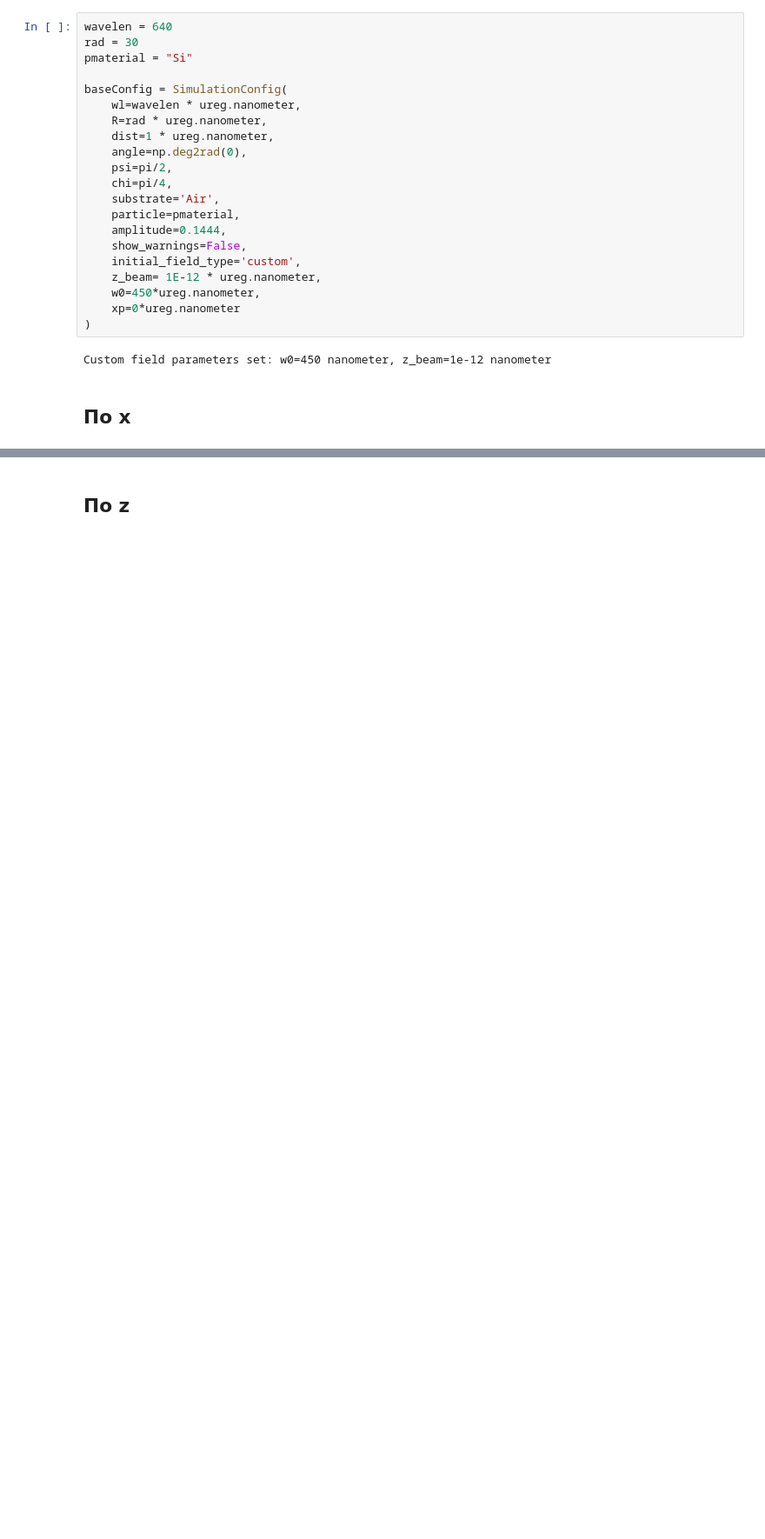
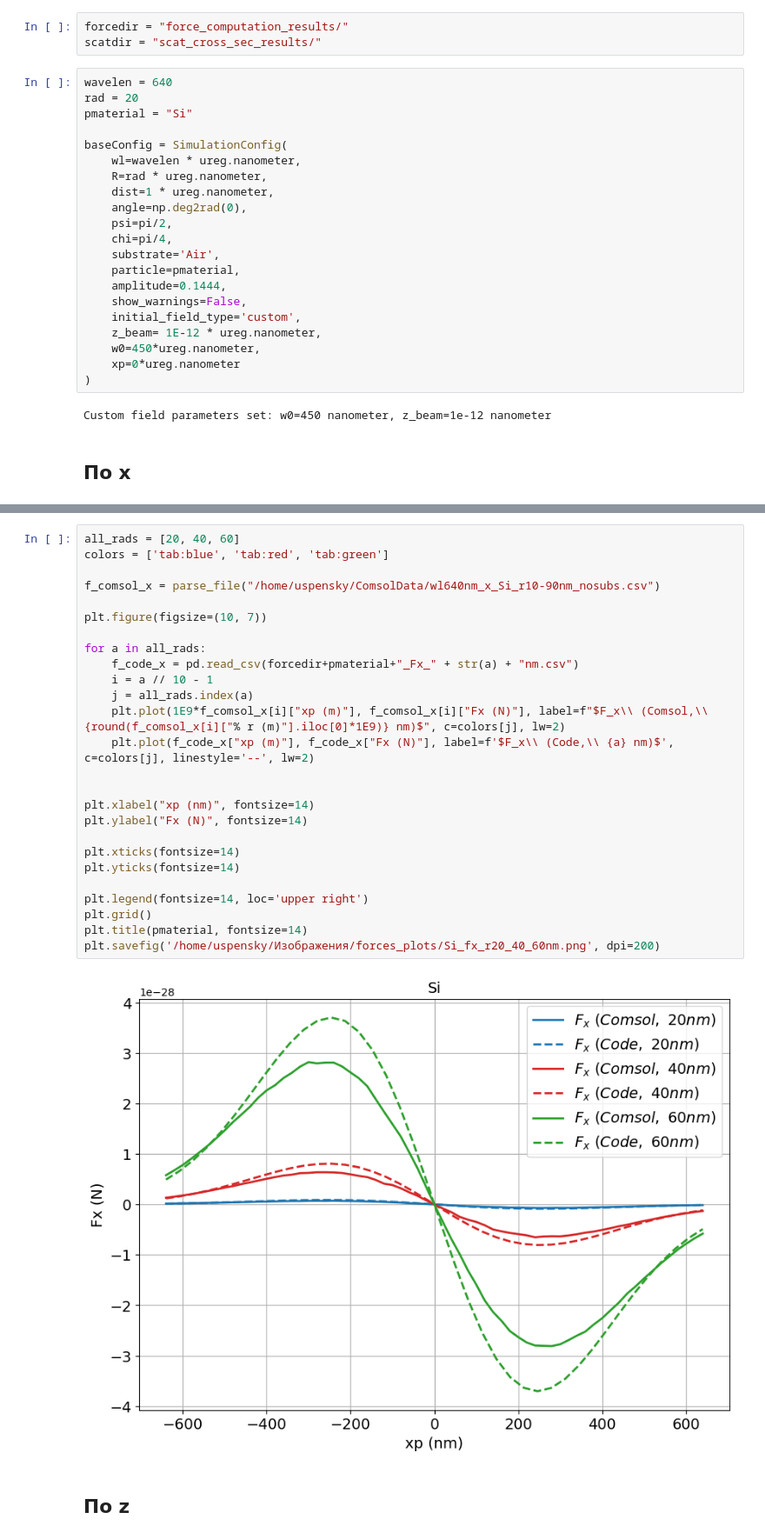
Before and after one commit to SurvivorFish/Mie_SPP_Force-CRACKED, a Jupyter notebook: compare.ipynb, the cells around one changed output, grey strips where cells are left out. Shown at 87% size. Cells and saved outputs as stored; diff of their text form; blank space fills up the shorter version.

```diff
--- a/compare.ipynb
+++ b/compare.ipynb
@@ -8,9 +8,12 @@ import numpy as np
 import matplotlib.pyplot as plt
 import os
 ureg = pint.UnitRegistry()
+# %%
+forcedir = "force_computation_results/"
+scatdir = "scat_cross_sec_results/"
 # %%
 wavelen = 640
-rad = 30
+rad = 20
 pmaterial = "Si"
 
 baseConfig = SimulationConfig(
@@ -70,2 +68,30 @@ plt.grid()
+# %%
+all_rads = [20, 40, 60]
+colors = ['tab:blue', 'tab:red', 'tab:green']
+
+f_comsol_x = parse_file("/home/uspensky/ComsolData/wl640nm_x_Si_r10-90nm_nosubs.csv")
+
+plt.figure(figsize=(10, 7))
+
+for a in all_rads:
+    f_code_x = pd.read_csv(forcedir+pmaterial+"_Fx_" + str(a) + "nm.csv")
+    i = a // 10 - 1
+    j = all_rads.index(a)
+    plt.plot(1E9*f_comsol_x[i]["xp (m)"], f_comsol_x[i]["Fx (N)"], label=f"$F_x\\ (Comsol,\\ {round(f_comsol_x[i]["% r (m)"].iloc[0]*1E9)} nm)$", c=colors[j], lw=2)
+    plt.plot(f_code_x["xp (m)"], f_code_x["Fx (N)"], label=f'$F_x\\ (Code,\\ {a} nm)$', c=colors[j], linestyle='--', lw=2)
+
+
+plt.xlabel("xp (nm)", fontsize=14)
+plt.ylabel("Fx (N)", fontsize=14)
+
+plt.xticks(fontsize=14)
+plt.yticks(fontsize=14)
+
+plt.legend(fontsize=14, loc='upper right')
+plt.grid()
+plt.title(pmaterial, fontsize=14)
+plt.savefig('/home/uspensky/Изображения/forces_plots/Si_fx_r20_40_60nm.png', dpi=200)
+# %% [output]
+[figure, added]
 # %% [markdown]
 ## По z
```
Also changed, not shown: parts of 12 cells of this notebook, 5 other files.
